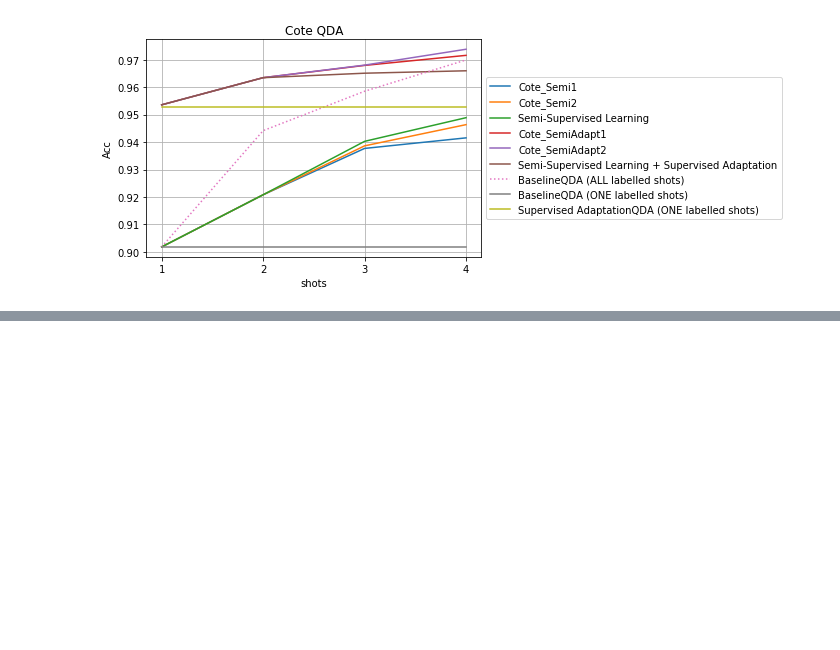
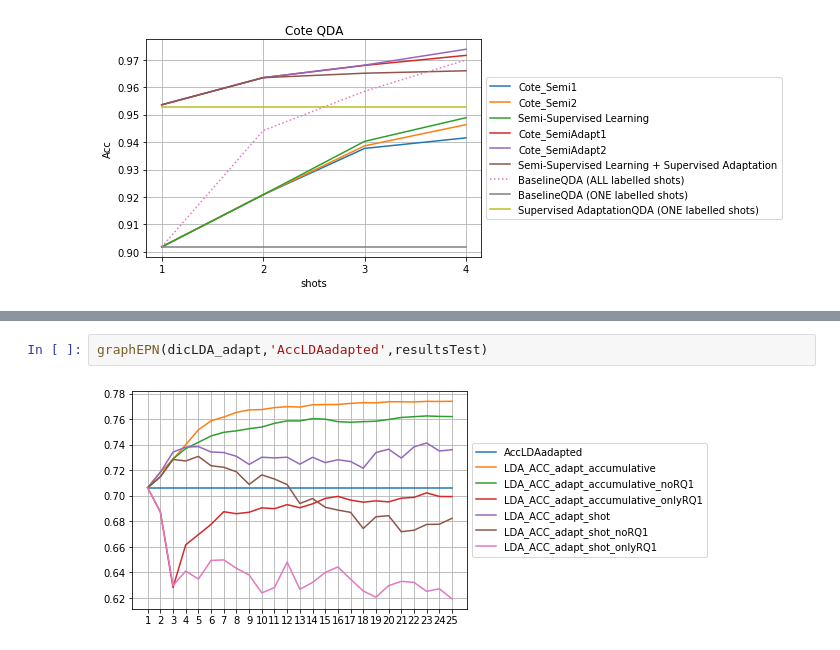
Before and after one commit to andresjarami/OnlineDAclassifier, a Jupyter notebook: Experiments/Experiment1_TimelessDB/Experiment1.ipynb, the cells around one changed output, grey strips where cells are left out. Cells and saved outputs as stored; diff of their text form; blank space fills up the shorter version.

```diff
--- a/Experiments/Experiment1_TimelessDB/Experiment1.ipynb
+++ b/Experiments/Experiment1_TimelessDB/Experiment1.ipynb
@@ -589,0 +637,4 @@ graphVector(featureSet,DA,propDA,newResultsNina5,newResultsCote)
+# %%
+graphEPN(dicLDA_adapt,'AccLDAadapted',resultsTest)
+# %% [output]
+[figure, added]
```
Also changed, not shown: parts of 37 cells of this notebook, 4 other files.
